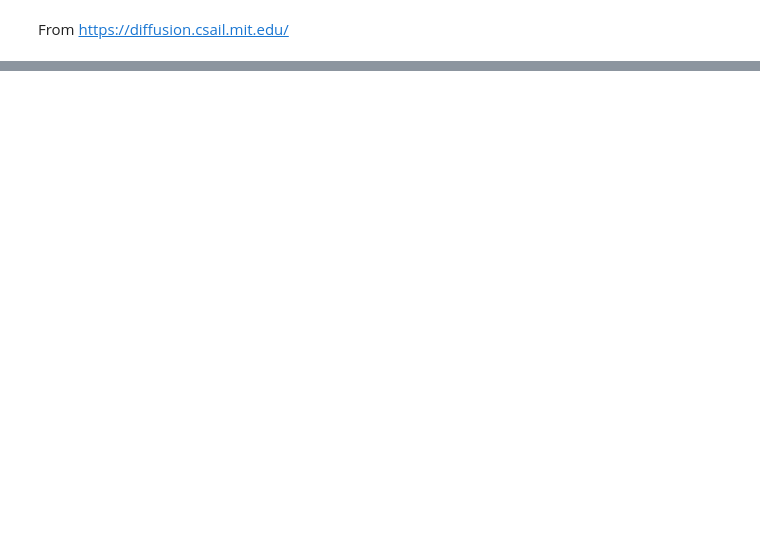
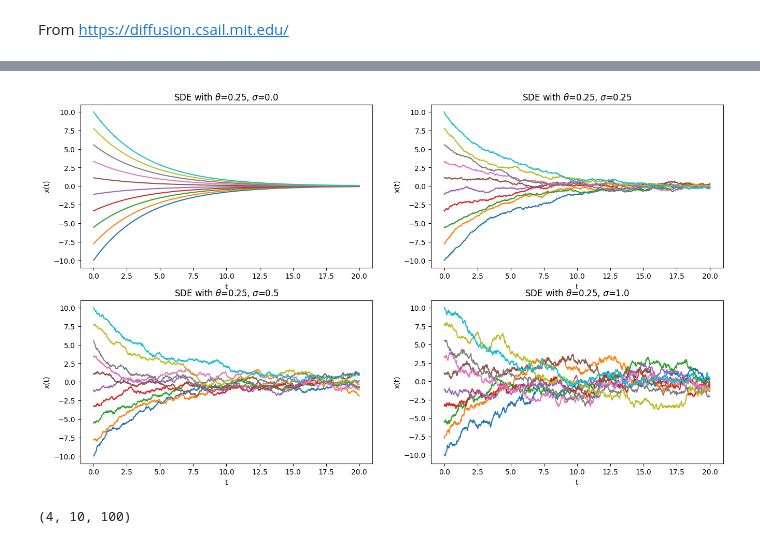
Before and after one commit to debugwangz/learn_aigc, a Jupyter notebook: SDE/sde.ipynb, the cells around one changed output, grey strips where cells are left out. Cells and saved outputs as stored; diff of their text form; code cells hidden in the pictures; blank space fills up the shorter version.

```diff
--- a/SDE/sde.ipynb
+++ b/SDE/sde.ipynb
@@ -23,0 +50,34 @@ plt.show()
+# %%
+def sde_trajectory(x_0, t, theta, sigma, h=0.25):
+    x_t = np.zeros((len(t)))
+    x_t[0] = x_0
+    for i in range(1, len(t)):
+        x_t[i] = x_t[i-1] + h * ut_t(x_t[i-1], theta) + sigma * np.sqrt(h) * np.random.normal()
+    return x_t
+# %%
+t = np.linspace(0, 20, 1000)
+x_0 = np.linspace(-10, 10, 10)
+theta = 0.25
+sigma = np.array([0,0.25,0.5,1.0])
+h = t[1]-t[0]
+
+x_t = np.zeros((len(sigma),len(x_0),len(t)))
+for i in range(len(sigma)):
+    sigma_i = sigma[i]
+    for j in range(len(x_0)):
+        x_t[i,j] = sde_trajectory(x_0[j], t, theta, sigma_i, h)
+# %%
+plt.figure(figsize=(16, 9))
+for i in range(len(sigma)):
+    plt.subplot(2, 2, i+1)
+    for j in range(len(x_0)):
+        plt.plot(t, x_t[i,j])
+    plt.xlabel('t')
+    plt.ylabel('x(t)')
+    plt.title(f'SDE with $\\theta$={theta}, $\\sigma$={sigma[i]}')
+# %% [output]
+[figure, added]
+# %%
+x_t.shape
+# %% [output]
+(4, 10, 100)
```
Also changed, not shown: parts of 7 cells of this notebook.
